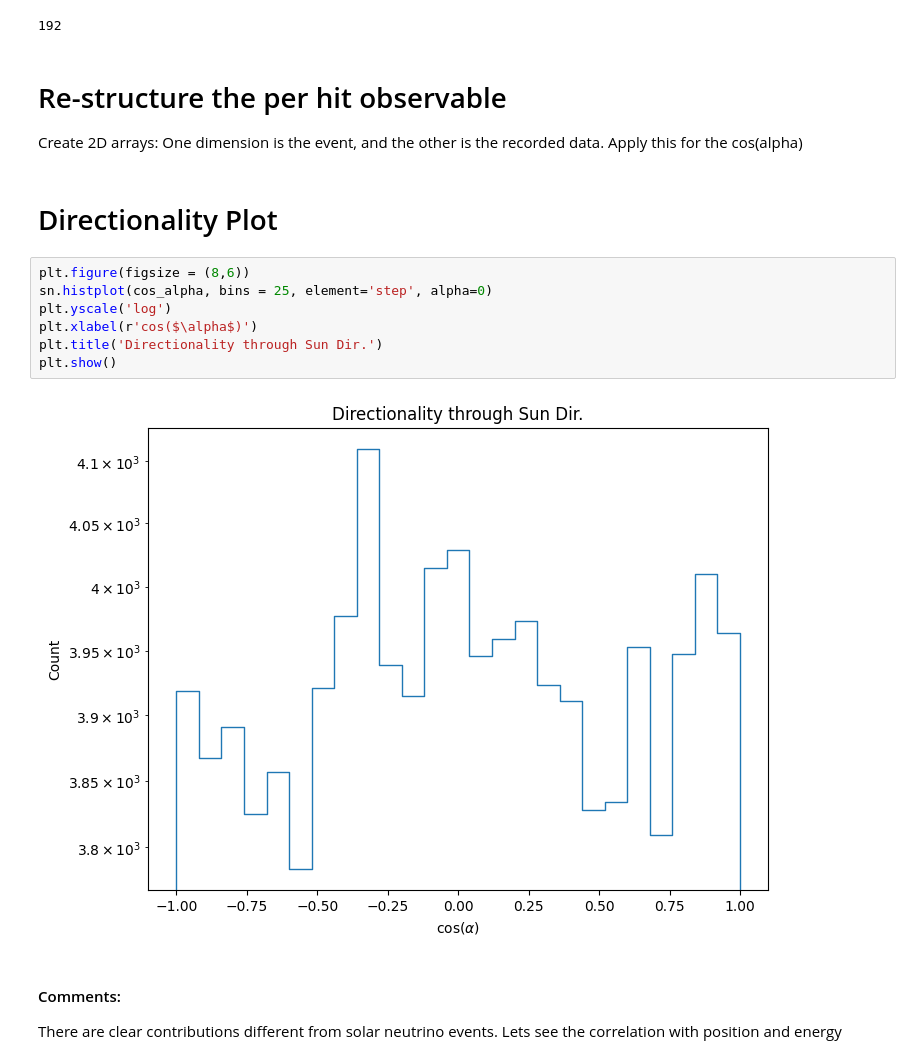
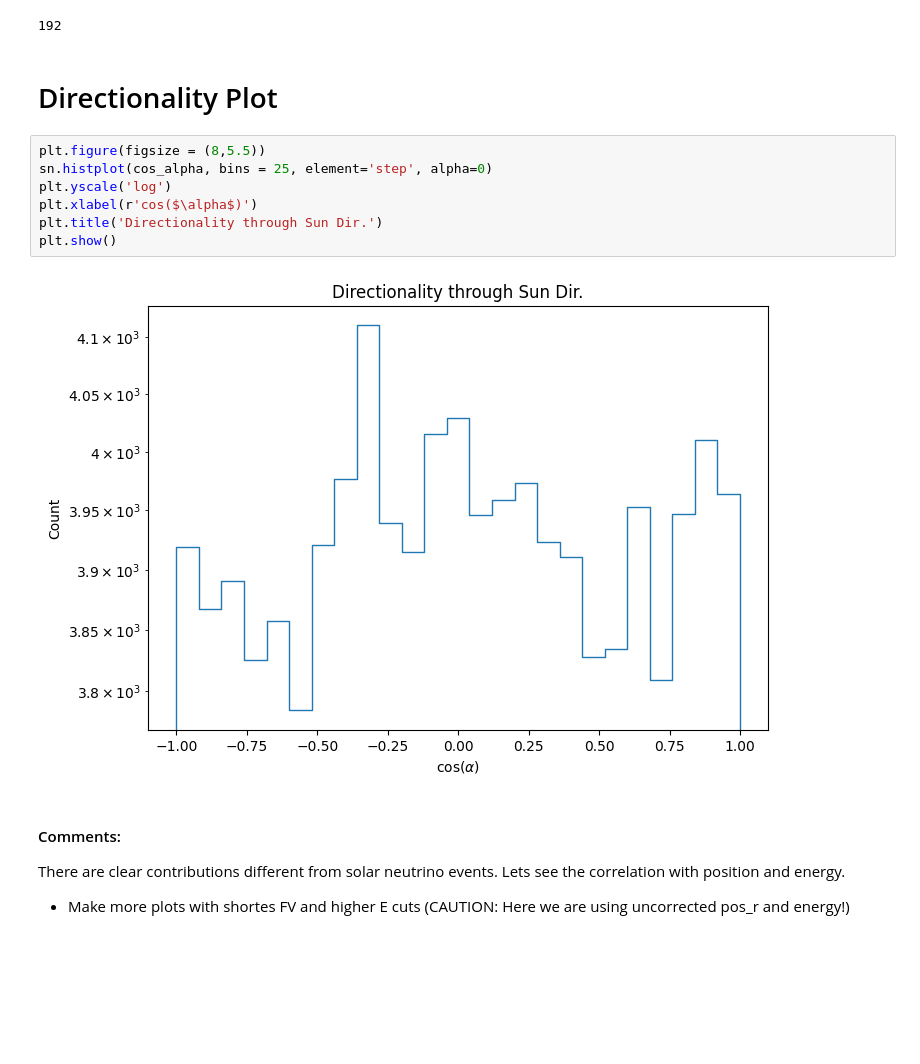
Before and after one commit to joankl/Solar-Neutrinos-Project, a Jupyter notebook: real data analysis/bisMSB/directionaly_pattern.ipynb, the cells around one changed output. Saved outputs shown, nothing was run; the diff lists cells and outputs as text; blank space fills up the shorter version.

```diff
--- a/real data analysis/bisMSB/directionaly_pattern.ipynb
+++ b/real data analysis/bisMSB/directionaly_pattern.ipynb
@@ -82,21 +73,18 @@ len(evIDi_unique)
 len(evtid_ntuple)
 # %% [output]
 192
-# %% [markdown]
-# Re-structure the per hit observable
-
-Create 2D arrays: One dimension is the event, and the other is the recorded data. Apply this for the cos(alpha)
 # %% [markdown]
 # Directionality Plot
 # %%
-plt.figure(figsize = (8,6))
+plt.figure(figsize = (8,5.5))
 sn.histplot(cos_alpha, bins = 25, element='step', alpha=0)
 plt.yscale('log')
 plt.xlabel(r'cos($\alpha$)')
 plt.title('Directionality through Sun Dir.')
 plt.show()
 # %% [output]
-[figure, old version]
+[figure, new version]
 # %% [markdown]
 #### Comments:
-There are clear contributions different from solar neutrino events. Lets see the correlation with position and energy
+There are clear contributions different from solar neutrino events. Lets see the correlation with position and energy.
+- Make more plots with shortes FV and higher E cuts (CAUTION: Here we are using uncorrected pos_r and energy!)
```
Also changed, not shown: parts of 3 cells of this notebook, 1 other file.
